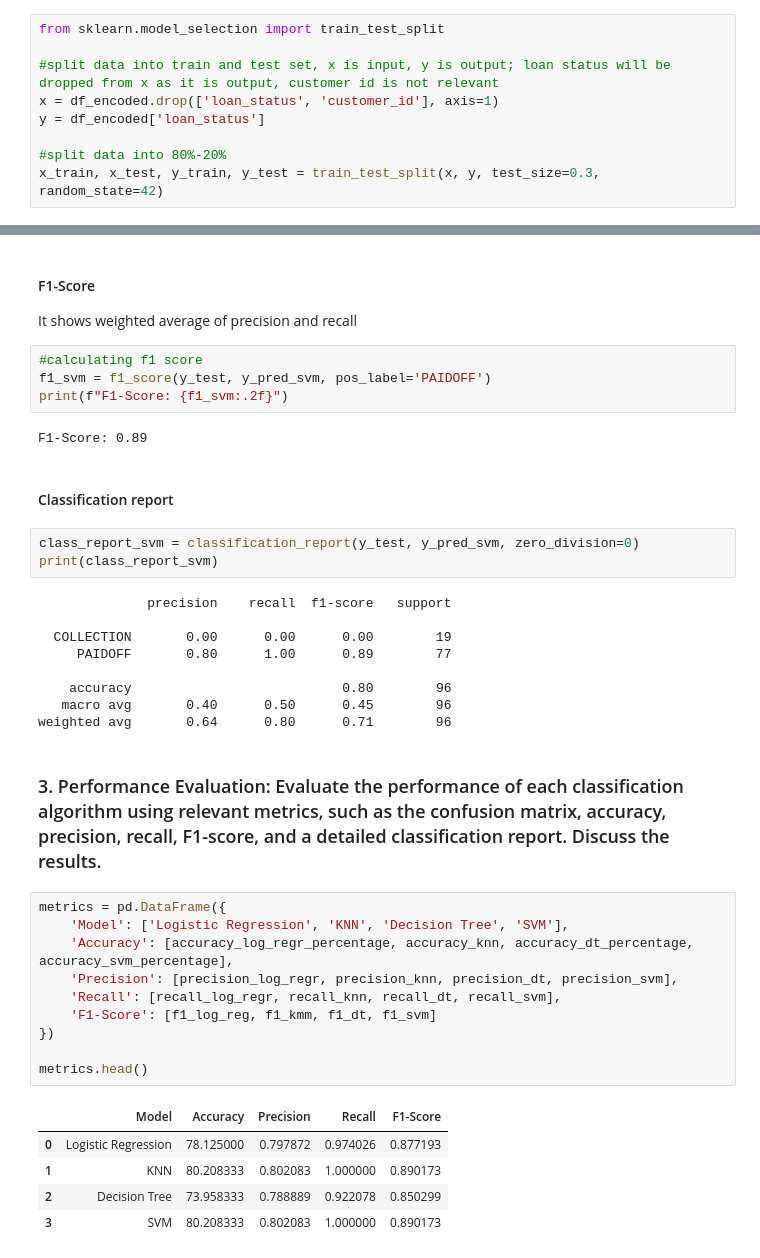
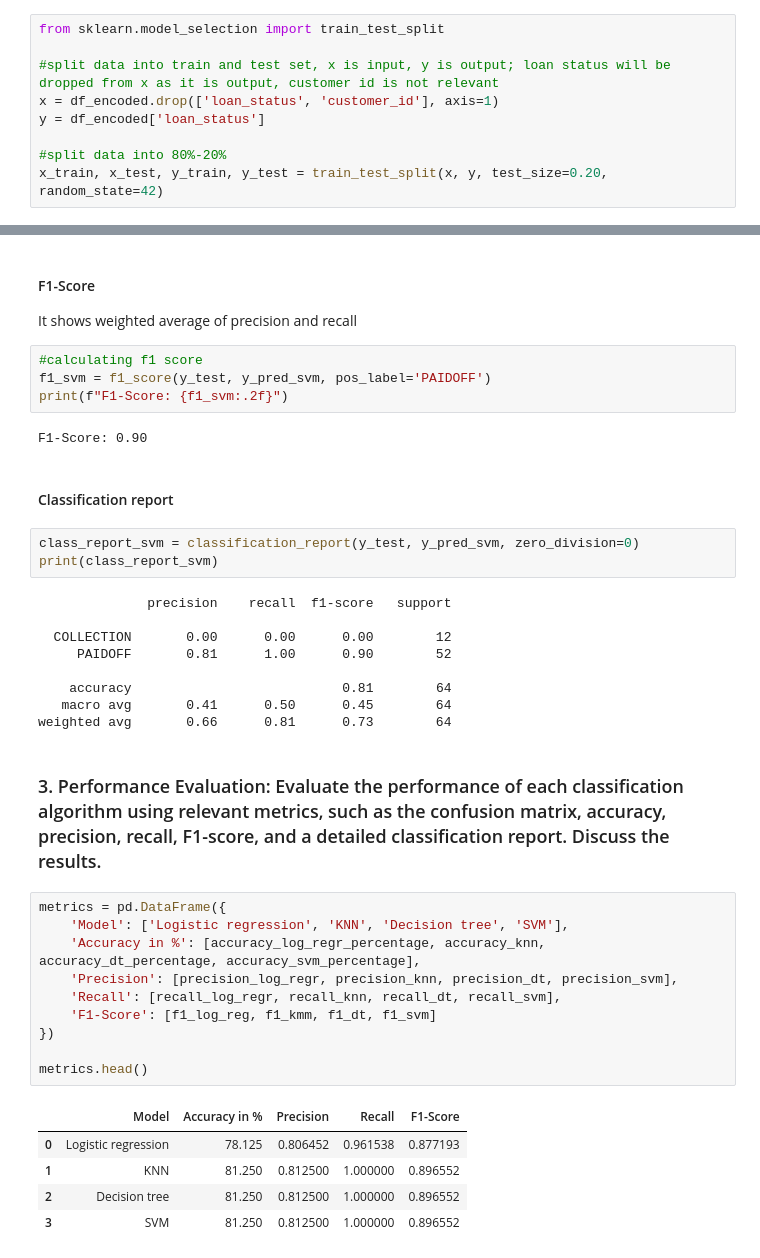
Before and after one commit to dalimvc/Clustering-and-Classification-Models, a Jupyter notebook: DS24-Classification-b21dalmi.ipynb, the cells around one changed output, grey strips where cells are left out. Saved outputs shown, nothing was run; the diff lists cells and outputs as text.

```diff
--- a/DS24-Classification-b21dalmi.ipynb
+++ b/DS24-Classification-b21dalmi.ipynb
@@ -278,7 +278,7 @@ x = df_encoded.drop(['loan_status', 'customer_id'], axis=1)
 y = df_encoded['loan_status']
 
 #split data into 80%-20%
-x_train, x_test, y_train, y_test = train_test_split(x, y, test_size=0.3, random_state=42)
+x_train, x_test, y_train, y_test = train_test_split(x, y, test_size=0.20, random_state=42)
 # %% [markdown]
 <b>Data normalization</b>
 # %%
@@ -788,7 +788,7 @@ It shows weighted average of precision and recall
 f1_svm = f1_score(y_test, y_pred_svm, pos_label='PAIDOFF')
 print(f"F1-Score: {f1_svm:.2f}")
 # %% [output]
-F1-Score: 0.89
+F1-Score: 0.90
 # %% [markdown]
 <style>
     h4 {
@@ -802,12 +802,12 @@ print(class_report_svm)
 # %% [output]
               precision    recall  f1-score   support
 
-  COLLECTION       0.00      0.00      0.00        19
-     PAIDOFF       0.80      1.00      0.89        77
+  COLLECTION       0.00      0.00      0.00        12
+     PAIDOFF       0.81      1.00      0.90        52
 
-    accuracy                           0.80        96
-   macro avg       0.40      0.50      0.45        96
-weighted avg       0.64      0.80      0.71        96
+    accuracy                           0.81        64
+   macro avg       0.41      0.50      0.45        64
+weighted avg       0.66      0.81      0.73        64
 # %% [markdown]
 <style>
     h3 {
@@ -820,17 +820,17 @@ such as the confusion matrix, accuracy, precision, recall, F1-score, and a detai
 classification report. Discuss the results.</h3>
 # %%
 metrics = pd.DataFrame({
-    'Model': ['Logistic Regression', 'KNN', 'Decision Tree', 'SVM'],
-    'Accuracy': [accuracy_log_regr_percentage, accuracy_knn, accuracy_dt_percentage, accuracy_svm_percentage],
+    'Model': ['Logistic regression', 'KNN', 'Decision tree', 'SVM'],
+    'Accuracy in %': [accuracy_log_regr_percentage, accuracy_knn, accuracy_dt_percentage, accuracy_svm_percentage],
     'Precision': [precision_log_regr, precision_knn, precision_dt, precision_svm],
     'Recall': [recall_log_regr, recall_knn, recall_dt, recall_svm],
     'F1-Score': [f1_log_reg, f1_kmm, f1_dt, f1_svm]
 })
 
 metrics.head()
 # %% [output]
-|  | Model | Accuracy | Precision | Recall | F1-Score |
-| 0 | Logistic Regression | 78.125000 | 0.797872 | 0.974026 | 0.877193 |
-| 1 | KNN | 80.208333 | 0.802083 | 1.000000 | 0.890173 |
-| 2 | Decision Tree | 73.958333 | 0.788889 | 0.922078 | 0.850299 |
-| 3 | SVM | 80.208333 | 0.802083 | 1.000000 | 0.890173 |
+|  | Model | Accuracy in % | Precision | Recall | F1-Score |
+| 0 | Logistic regression | 78.125 | 0.806452 | 0.961538 | 0.877193 |
+| 1 | KNN | 81.250 | 0.812500 | 1.000000 | 0.896552 |
+| 2 | Decision tree | 81.250 | 0.812500 | 1.000000 | 0.896552 |
+| 3 | SVM | 81.250 | 0.812500 | 1.000000 | 0.896552 |
```
Also changed, not shown: parts of 27 cells of this notebook, 1 other file.
